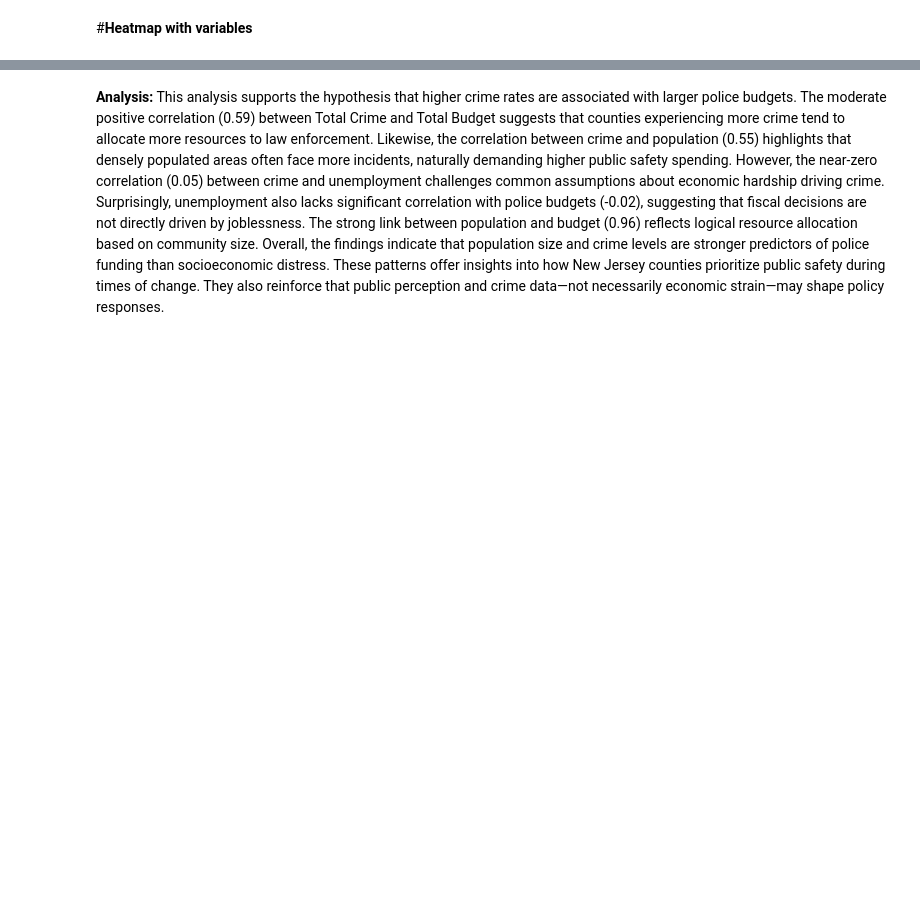
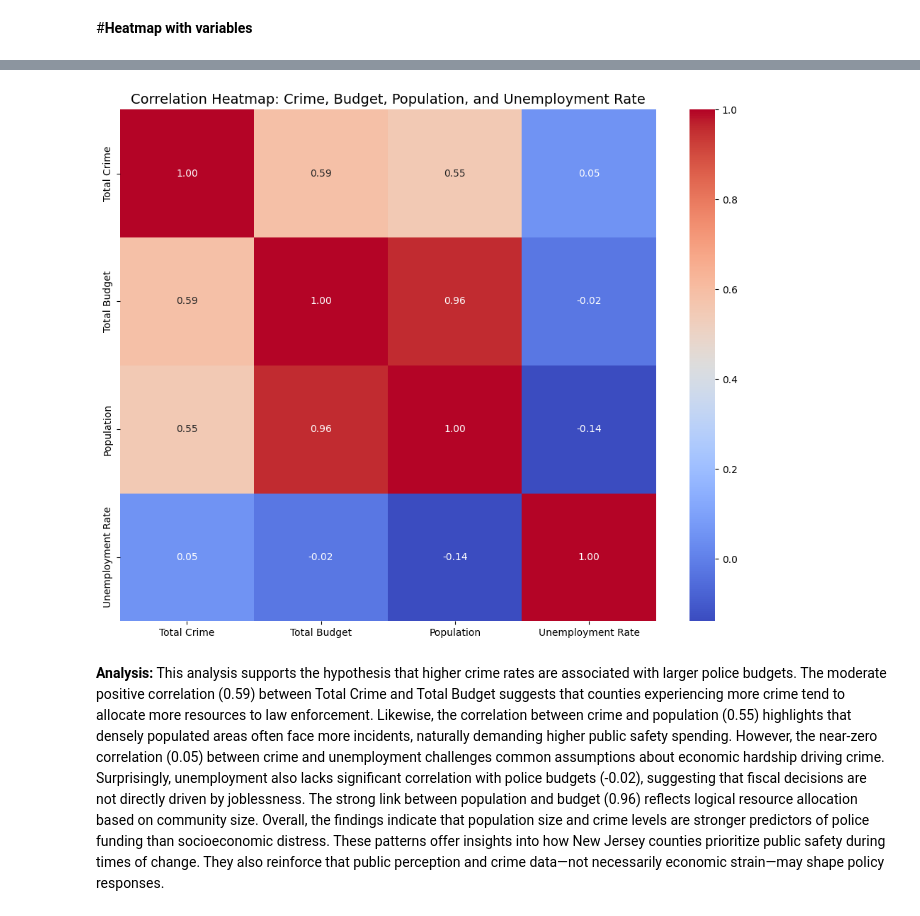
Before and after one commit to erikaguiracocha/Data-Visualization-2025, a Jupyter notebook: Ps5erikaguiracocga.ipynb, the cells around one changed output, grey strips where cells are left out. Cells and saved outputs as stored; diff of their text form; code cells hidden in the pictures; blank space fills up the shorter version.

```diff
--- a/Ps5erikaguiracocga.ipynb
+++ b/Ps5erikaguiracocga.ipynb
@@ -464,3 +391,56 @@ plt.show()
+# %%
+# Load data (URLs assumed already defined)
+crime_data = pd.read_csv(url_crime_data, header=1)
+budget_data = pd.read_csv(url_budget_data, header=1)
+population_data = pd.read_csv(url_population_data)
+unemployment_data = pd.read_csv(url_unemployment)
+
+# Clean 'County' columns
+for df in [crime_data, budget_data, population_data, unemployment_data]:
+    df.columns = df.columns.str.strip()
+    df['County'] = df['County'].str.strip()
+# Clean population data
+pop_cols = ['2020', '2021', '2022']
+population_data.columns = ['County'] + pop_cols
+for col in pop_cols:
+    population_data[col] = population_data[col].replace(',', '', regex=True).astype(float)
+population_data['Population'] = population_data[pop_cols].mean(axis=1)
+
+# Clean crime data
+for col in pop_cols:
+    crime_data[col] = crime_data[col].replace(',', '', regex=True).astype(float)
+crime_data['Total Crime'] = crime_data[pop_cols].sum(axis=1)
+
+# Clean budget data
+for col in pop_cols:
+    budget_data[col] = budget_data[col].replace(',', '', regex=True).astype(float)
+budget_data['Total Budget'] = budget_data[pop_cols].sum(axis=1)
+
+# Clean unemployment data
+for col in pop_cols:
+    unemployment_data[col] = pd.to_numeric(unemployment_data[col], errors='coerce')
+unemployment_data['Unemployment Rate'] = unemployment_data[pop_cols].mean(axis=1)
+
+# Merge datasets
+merged = crime_data[['County', 'Total Crime']].merge(
+    budget_data[['County', 'Total Budget']],
+    on='County'
+).merge(
+    population_data[['County', 'Population']],
+    on='County'
+).merge(
+    unemployment_data[['County', 'Unemployment Rate']],
+    on='County'
+)
+# Correlation matrix and heatmap
+corr = merged[['Total Crime', 'Total Budget', 'Population', 'Unemployment Rate']].corr()
+plt.figure(figsize=(10, 8))
+sns.heatmap(corr, annot=True, cmap='coolwarm', fmt=".2f", cbar=True)
+plt.title('Correlation Heatmap: Crime, Budget, Population, and Unemployment Rate', fontsize=14)
+plt.tight_layout()
+plt.show()
+# %% [output]
+[figure, added]
 # %% [markdown]
 **Analysis:** This analysis supports the hypothesis that higher crime rates are associated with larger police budgets. The moderate positive correlation (0.59) between Total Crime and Total Budget suggests that counties experiencing more crime tend to allocate more resources to law enforcement. Likewise, the correlation between crime and population (0.55) highlights that densely populated areas often face more incidents, naturally demanding higher public safety spending. However, the near-zero correlation (0.05) between crime and unemployment challenges common assumptions about economic hardship driving crime. Surprisingly, unemployment also lacks significant correlation with police budgets (-0.02), suggesting that fiscal decisions are not directly driven by joblessness. The strong link between population and budget (0.96) reflects logical resource allocation based on community size. Overall, the findings indicate that population size and crime levels are stronger predictors of police funding than socioeconomic distress. These patterns offer insights into how New Jersey counties prioritize public safety during times of change. They also reinforce that public perception and crime data—not necessarily economic strain—may shape policy responses.
 # %% [markdown]
```
Also changed, not shown: parts of 9 cells of this notebook.
